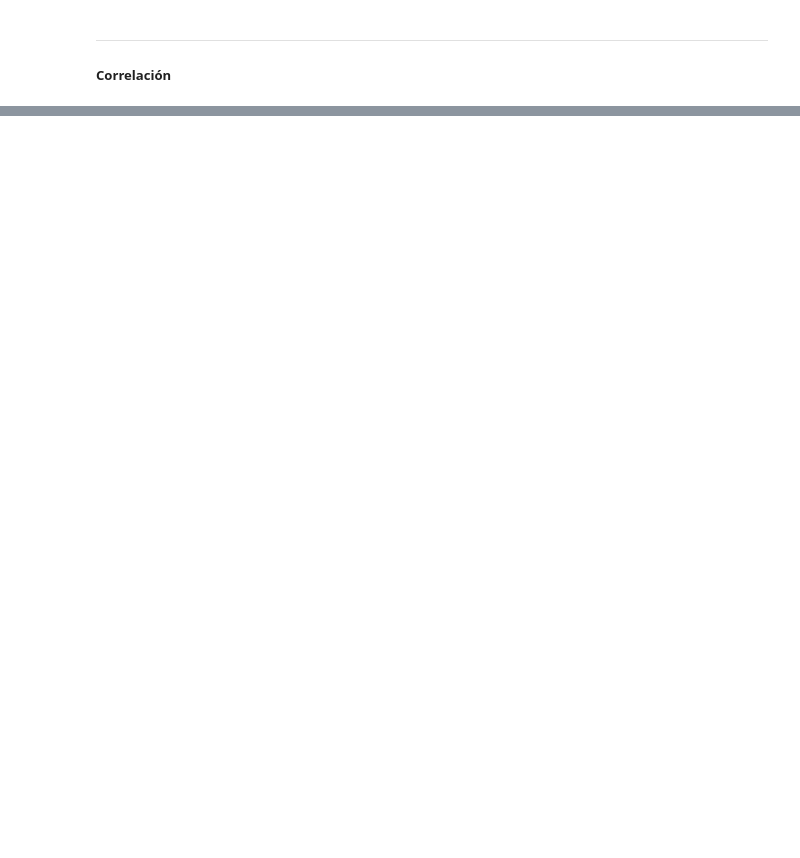
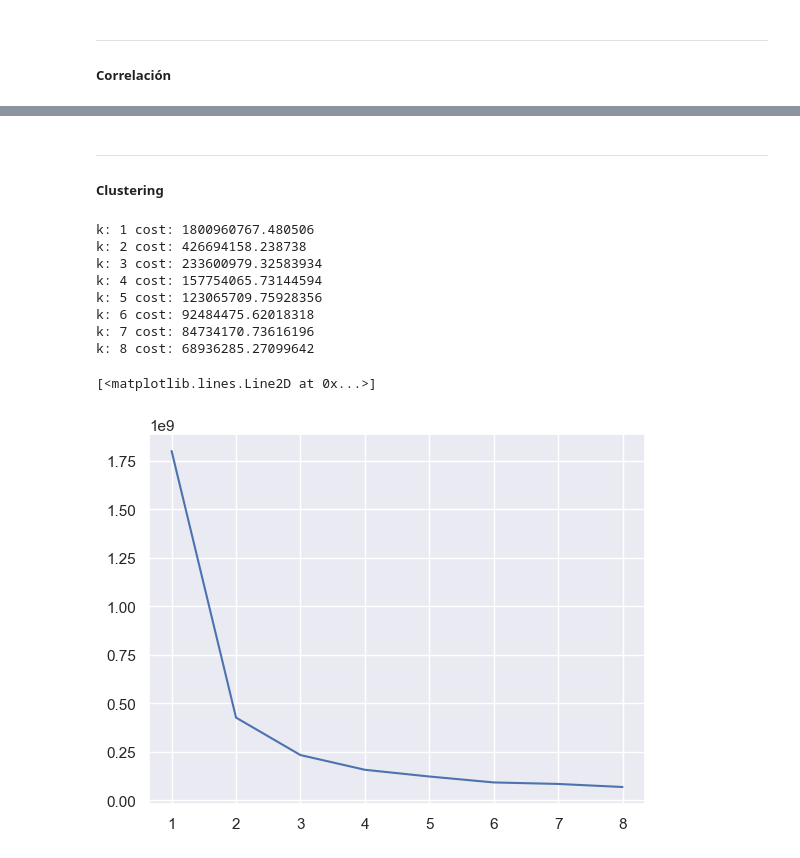
Before and after one commit to stefanoaragoni/mineria_proyecto, a Jupyter notebook: Analisis_exploratorio.ipynb, the cells around one changed output, grey strips where cells are left out. Cells and saved outputs as stored; diff of their text form; code cells hidden in the pictures; blank space fills up the shorter version.

```diff
--- a/Analisis_exploratorio.ipynb
+++ b/Analisis_exploratorio.ipynb
@@ -610,0 +781,52 @@ plt.show()
+# %% [markdown]
+------------
+##### Clustering
+# %%
+from sklearn.cluster import KMeans
+from sklearn.decomposition import PCA
+
+
+# Determinar la mejor cnatidad de clusters a través de Within-Cluster Sum of Squares (WSS)
+def calculate_WSS(points, kmax=10):
+  sse = []
+
+  for k in range(1, kmax+1):
+    kmeans = KMeans(n_clusters = k, n_init='auto').fit(points)
+    centroids = kmeans.cluster_centers_
+    pred_clusters = kmeans.predict(points)
+    curr_sse = 0
+
+    for i in range(len(points)):
+      curr_center = centroids[pred_clusters[i]]
+      curr_sse += (points[i, 0] - curr_center[0]) ** 2 + (points[i, 1] - curr_center[1]) ** 2
+
+    sse.append(curr_sse)
+    print("k:",k, "cost:", curr_sse)
+
+  return sse
+
+
+# PCA implementation
+pca = PCA(n_components=2)
+pca.fit(X_principal)
+pca_data = pca.transform(X_principal)
+
+# Grafica de codo
+sse = calculate_WSS(pca_data, kmax=8)
+
+fig = plt.figure()
+ax = plt.axes()
+
+x_plot = list(range(1,9))
+ax.plot(x_plot, sse)
+# %% [output]
+k: 1 cost: 1800960767.480506
+k: 2 cost: 426694158.238738
+k: 3 cost: 233600979.32583934
+k: 4 cost: 157754065.73144594
+k: 5 cost: 123065709.75928356
+k: 6 cost: 92484475.62018318
+k: 7 cost: 84734170.73616196
+k: 8 cost: 68936285.27099642
+[<matplotlib.lines.Line2D at 0x...>]
+[figure, added]
```
Also changed, not shown: parts of 9 cells of this notebook.
